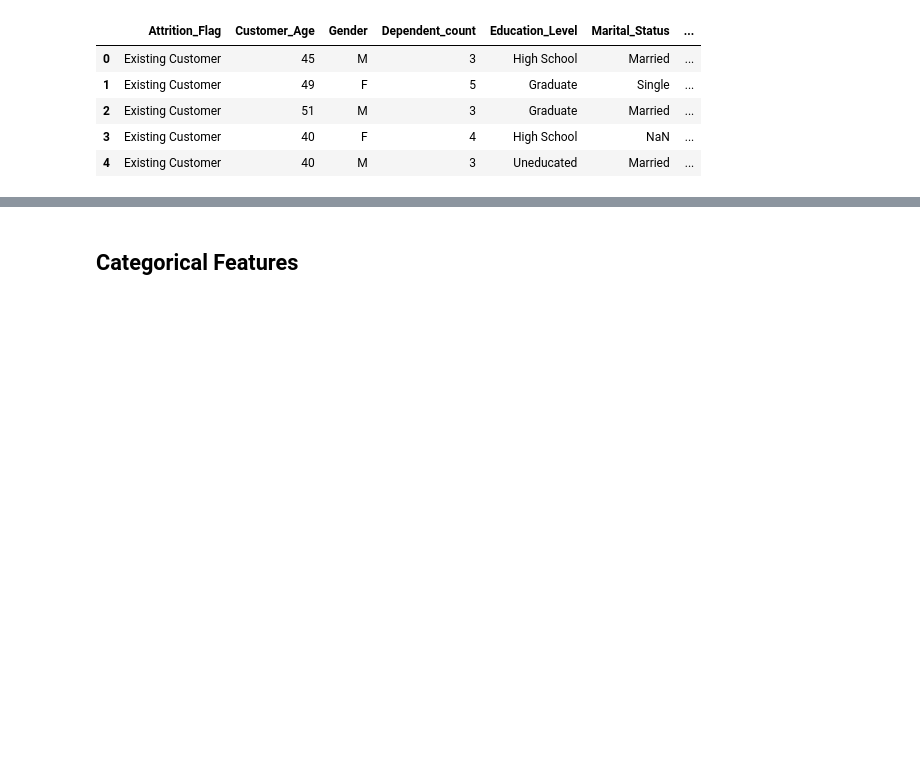
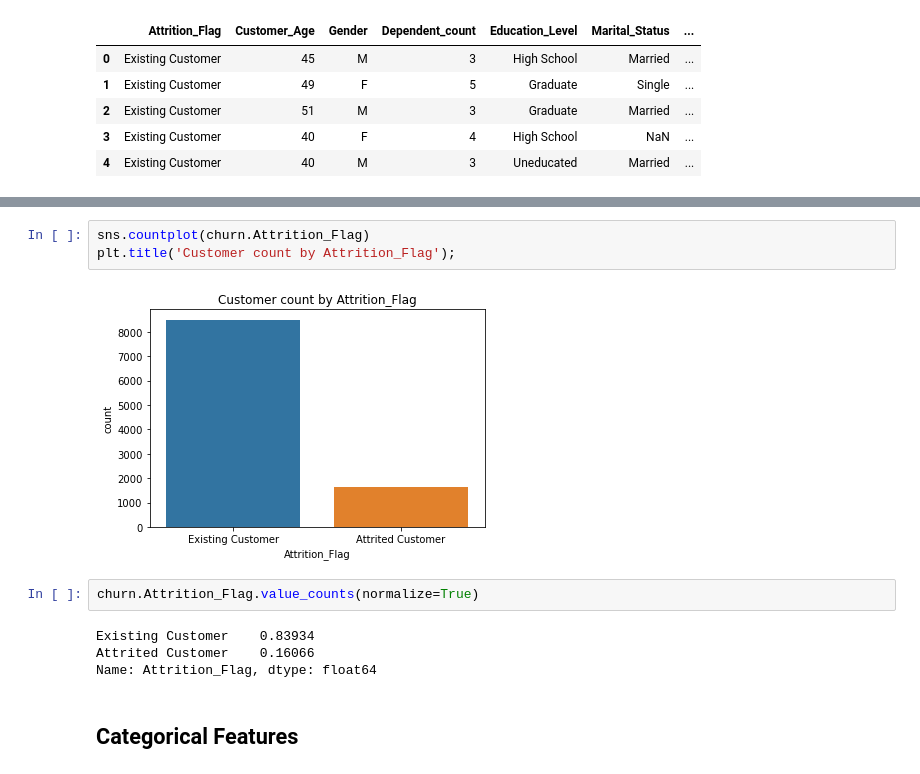
Before and after one commit to machquocvu/Springboard_Capstone2, a Jupyter notebook: Code/Capstone2_EDA.ipynb, the cells around one changed output, grey strips where cells are left out. Drawn from its saved outputs; the diff is of its cells as text; blank space fills up the shorter version.

Commit message:
added new plots for categorical variables

```diff
--- a/Code/Capstone2_EDA.ipynb
+++ b/Code/Capstone2_EDA.ipynb
@@ -68,3 +78,14 @@ churn.head()
+# %%
+sns.countplot(churn.Attrition_Flag)
+plt.title('Customer count by Attrition_Flag');
+# %% [output]
+[figure, added]
+# %%
+churn.Attrition_Flag.value_counts(normalize=True)
+# %% [output]
+Existing Customer    0.83934
+Attrited Customer    0.16066
+Name: Attrition_Flag, dtype: float64
 # %% [markdown]
 ## Categorical Features
 # %%
```
Also changed, not shown: parts of 4 cells of this notebook.
